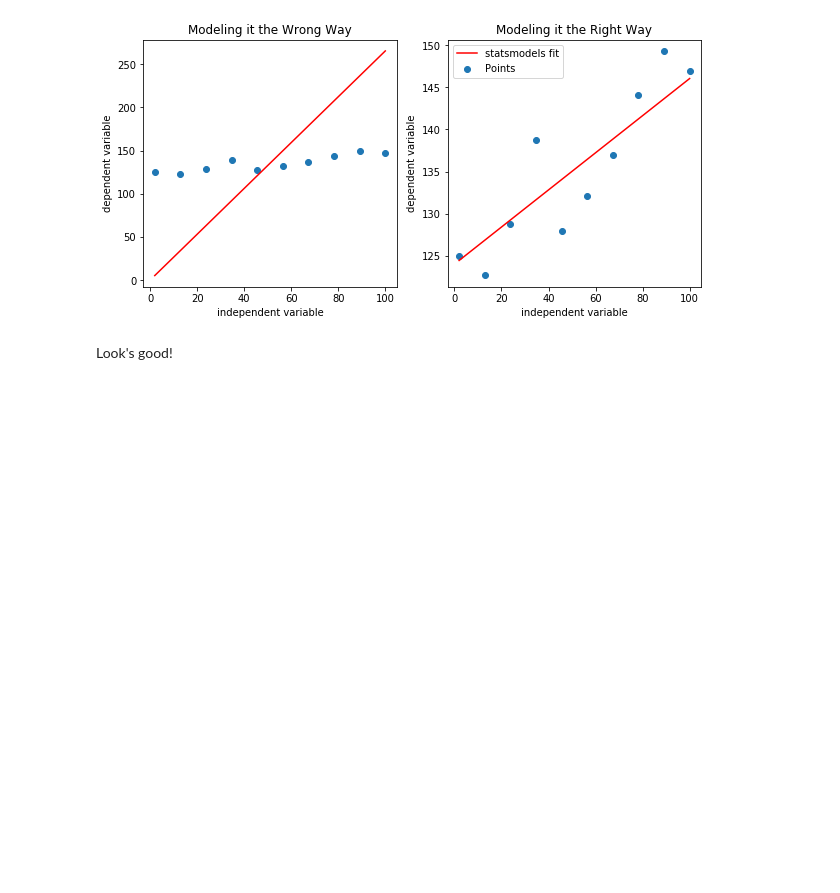
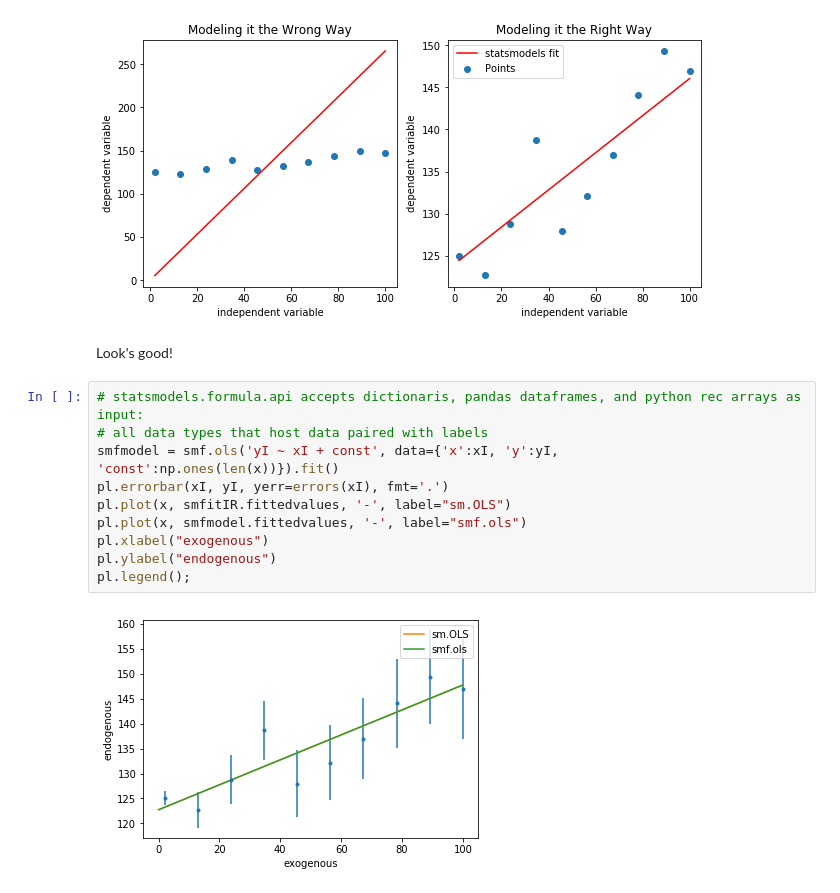
Before and after one commit to sarahJune1/PUI2018_sjs909, a Jupyter notebook: HW9_sjs909/Assignment2_sjs909.ipynb, the cells around one changed output. Cells and saved outputs as stored; diff of their text form; blank space fills up the shorter version.

```diff
--- a/HW9_sjs909/Assignment2_sjs909.ipynb
+++ b/HW9_sjs909/Assignment2_sjs909.ipynb
@@ -333,3 +333,15 @@ ax2.legend()
 [figure]
 # %% [markdown]
 Look's good!
+# %%
+# statsmodels.formula.api accepts dictionaris, pandas dataframes, and python rec arrays as input:
+# all data types that host data paired with labels
+smfmodel = smf.ols('yI ~ xI + const', data={'x':xI, 'y':yI, 'const':np.ones(len(x))}).fit()
+pl.errorbar(xI, yI, yerr=errors(xI), fmt='.')
+pl.plot(x, smfitIR.fittedvalues, '-', label="sm.OLS")
+pl.plot(x, smfmodel.fittedvalues, '-', label="smf.ols")
+pl.xlabel("exogenous")
+pl.ylabel("endogenous")
+pl.legend();
+# %% [output]
+[figure, added]
```
Also changed, not shown: 1 other file.
